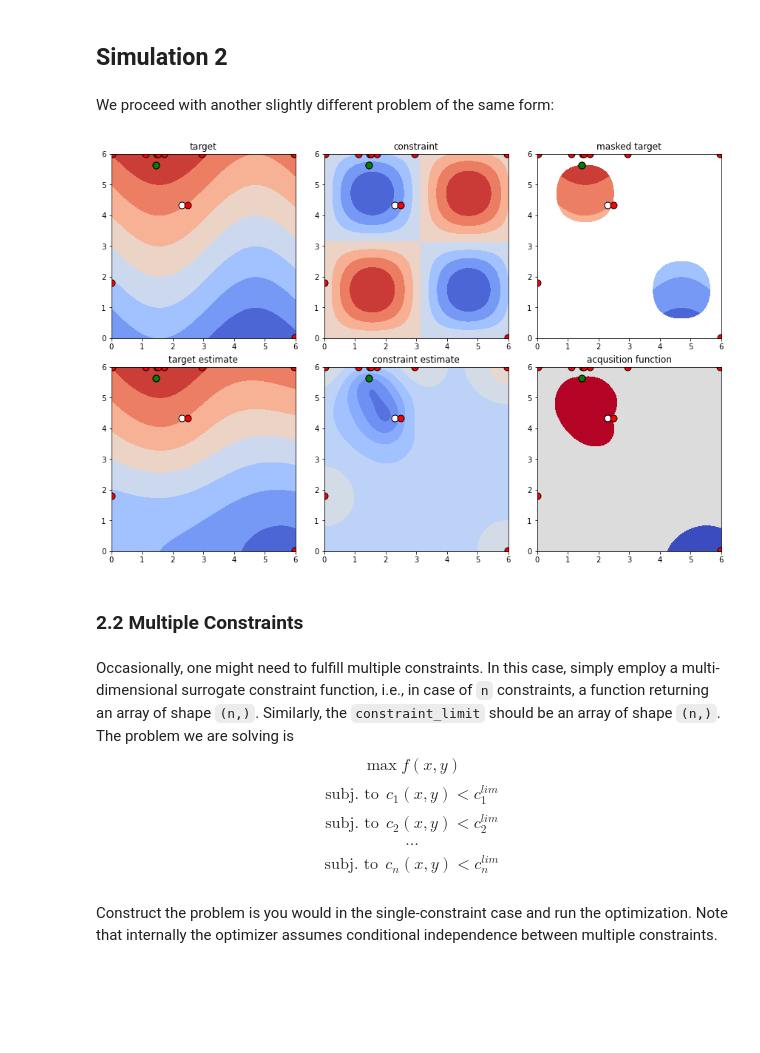
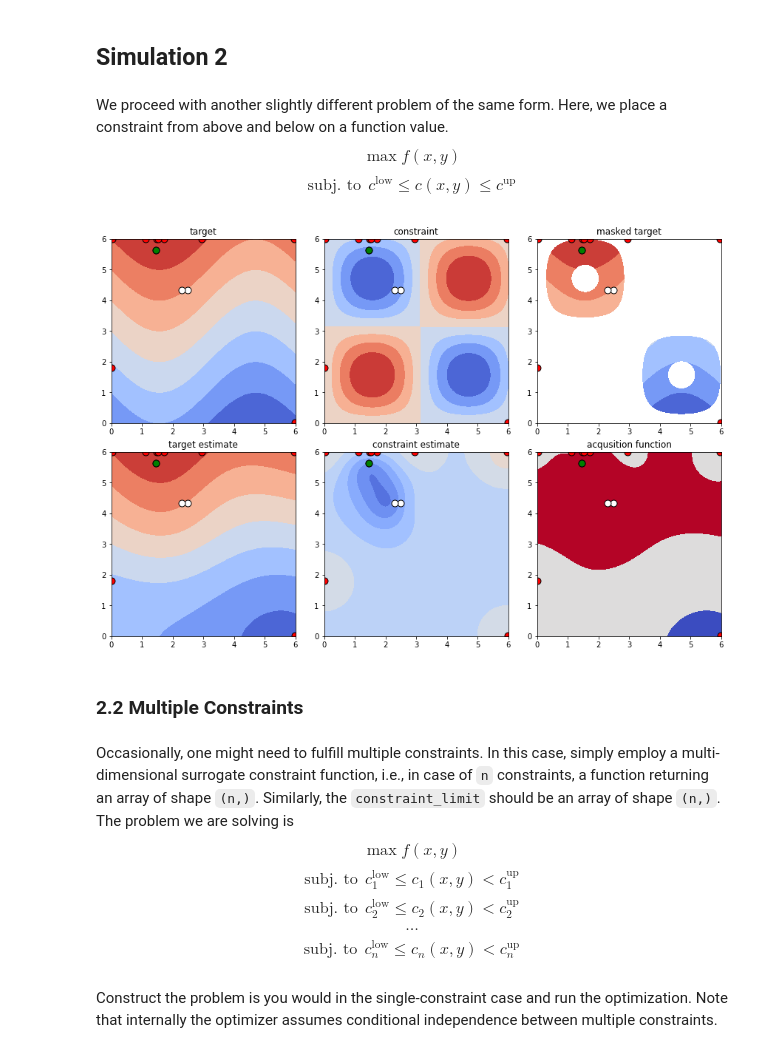
Before and after one commit to bayesian-optimization/BayesianOptimization, a Jupyter notebook: examples/constraints.ipynb, the cells around one changed output. Cells and saved outputs as stored; diff of their text form; code cells hidden in the pictures; blank space fills up the shorter version.

Commit message:
Use scipy `NonLinearConstraint`, change the way `ConstraintModel` is constructed and stored

```diff
--- a/examples/constraints.ipynb
+++ b/examples/constraints.ipynb
@@ -62,13 +63,13 @@ print(optimizer.max)
 # %% [output]
 {'target': 1.7926580410885493, 'params': {'x': 1.8544556027555315, 'y': 2.9819440360534406}, 'constraint': 0.1236930501262351}
 # %%
-def plot_constrained_opt(pbounds, target_function, constraint_model: ConstraintModel, optimizer):
+def plot_constrained_opt(pbounds, target_function, optimizer):
     """
     Plots a number of interesting contours to visualize constrained 2-dimensional optimization.
     """
 
     # Set a few parameters
-    n_constraints = constraint_model.limits.size
+    n_constraints = optimizer.constraint.lb.size
     n_plots_per_row = 2+n_constraints
 
     # Construct the subplot titles
@@ -89,7 +90,7 @@ def plot_constrained_opt(pbounds, target_function, constraint_model: ConstraintM
     # Evaluate the actual functions on the grid
     Z = target_function(X, Y)
     # This reshaping is a bit painful admittedly, but it's a consequence of np.meshgrid
-    C = constraint_model.func(X, Y).reshape((n_constraints,) + Z.shape).swapaxes(0, -1)
+    C = optimizer.constraint.fun(X, Y).reshape((n_constraints,) + Z.shape).swapaxes(0, -1)
 
 
     fig, axs = plt.subplots(2, n_plots_per_row, constrained_layout=True, figsize=(12,8))
@@ -125,7 +126,7 @@ def plot_constrained_opt(pbounds, target_function, constraint_model: ConstraintM
         axs[0,1+i].contourf(X, Y, C[:,:,i], cmap=plt.cm.coolwarm, vmin=constraint_vbounds[0], vmax=constraint_vbounds[1])
     Z_mask = Z
 
-    Z_mask[~np.squeeze(constraint_model.allowed(C))] = np.nan
+    Z_mask[~np.squeeze(optimizer.constraint.allowed(C))] = np.nan
     axs[0,n_plots_per_row-1].contourf(X, Y, Z_mask, cmap=plt.cm.coolwarm, vmin=target_vbounds[0], vmax=target_vbounds[1])
 
     axs[1,0].contourf(X, Y, Z_est, cmap=plt.cm.coolwarm, vmin=target_vbounds[0], vmax=target_vbounds[1])
@@ -145,13 +146,19 @@ We will now visualize the constrained optimization.
 
 In the following figure you will see two rows of plots with 3 quadratic plots each. The top row contains - in order -- contour visualizations of the target function, constraint function and the target function (masked such that only areas where the constraint is fulfilled are plotted). Additionally we have visualized the points sampled by the optimizer -- the optimal point is plotted in green, allowed (but non-optimal) points in white, and disallowed points in red. The bottom row shows -- in order -- the approximation of the target function using the gaussian regressors, the approximation of the constraint function and a visualization of the acquisition function, i.e. the function that guides the next point to sample.
 # %%
-plot_constrained_opt(pbounds, target_function, conmod, optimizer=optimizer);
+plot_constrained_opt(pbounds, target_function, optimizer);
 # %% [output]
 [figure]
 # %% [markdown]
 ## Simulation 2
-# %% [markdown]
-We proceed with another slightly different problem of the same form:
+# %% [markdown]
+We proceed with another slightly different problem of the same form. Here, we place a constraint from above and below on a function value.
+$$
+ \max f(x, y)
+$$
+$$
+ \text{subj. to} \: \: c^{\text{low}} \leq c(x, y) \leq c^{\text{up}}
+$$
 # %%
 def target_function(x, y):
     # Gardner is looking for the minimum, but this packages looks for maxima, thus the sign switch
@@ -161,24 +168,27 @@ def constraint_function(x, y):
     return np.sin(x) * np.sin(y)
 
 # Note that the constraint limit in case of one-dimensional constraints can be both an array of shape (1,) or a number.
-constraint_limit = np.array([-0.6])
+constraint_lower = np.array([-0.9])
+constraint_upper = np.array([-0.3])
 # %%
-conmod = ConstraintModel(constraint_function, constraint_limit)
+constraint = NonlinearConstraint(constraint_function, constraint_lower, constraint_upper)
+
 optimizer = BayesianOptimization(
     f=target_function,
-    constraint=conmod,
+    constraint=constraint,
     pbounds=pbounds,
     verbose=0, # verbose = 1 prints only when a maximum is observed, verbose = 0 is silent
     random_state=1,
 )
+
 optimizer.maximize(
     init_points=2,
     n_iter=10,
 )
 # %%
-plot_constrained_opt(pbounds, target_function, conmod, optimizer);
+plot_constrained_opt(pbounds, target_function, optimizer);
 # %% [output]
-[figure, old version]
+[figure, new version]
 # %% [markdown]
 ### 2.2 Multiple Constraints
 # %% [markdown]
@@ -187,16 +197,16 @@ $$
  \max f(x, y)
 $$
 $$
- \text{subj. to} \: \: c_1(x, y) < c_1^{lim}
+ \text{subj. to} \: \: c_1^{\text{low}} \leq c_1(x, y) < c_1^{\text{up}}
 $$
 $$
- \text{subj. to} \: \: c_2(x, y) < c_2^{lim}
+ \text{subj. to} \: \: c_2^{\text{low}} \leq c_2(x, y) < c_2^{\text{up}}
 $$
 $$
  \dots
 $$
 $$
- \text{subj. to} \: \: c_n(x, y) < c_n^{lim}
+ \text{subj. to} \: \: c_n^{\text{low}} \leq c_n(x, y) < c_n^{\text{up}}
 $$
 # %%
 def target_function(x, y):
```
Also changed, not shown: parts of 11 cells of this notebook, 4 other files.
